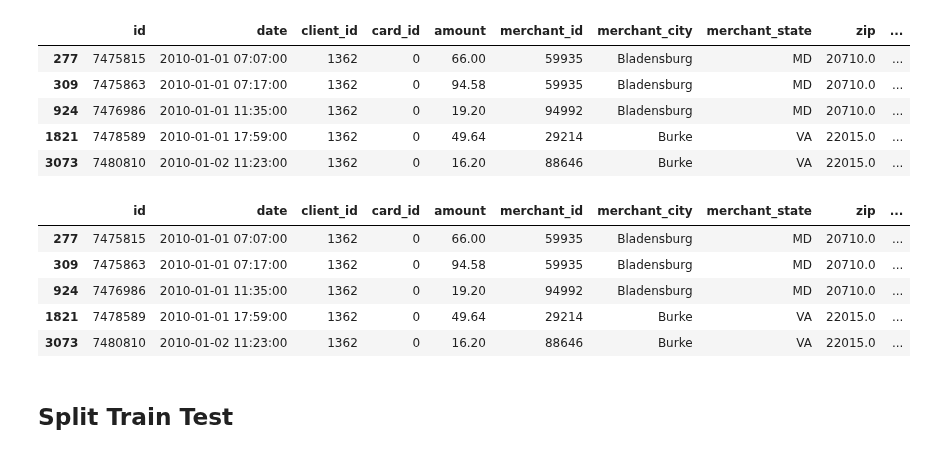
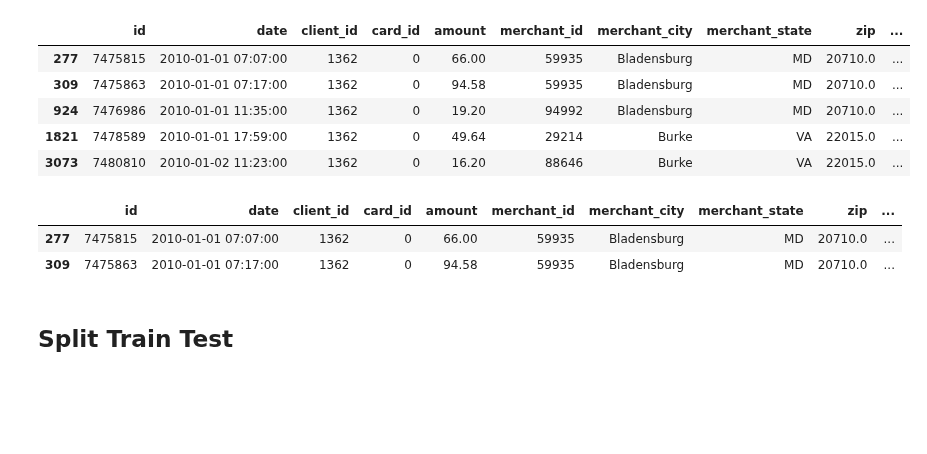
Before and after one commit to nandnii/Fraud-Transactions, a Jupyter notebook: Fraud Transactions.ipynb, the cells around one changed output. Drawn from its saved outputs; the diff is of its cells as text; code cells hidden in the pictures; blank space fills up the shorter version.

```diff
--- a/Fraud Transactions.ipynb
+++ b/Fraud Transactions.ipynb
@@ -994,14 +992,11 @@ df_final.head()
 # %%
 # Map Binary
 df_final['card_has_chip'] = df_final['card_has_chip'].map({'YES': 1, 'NO': 0})
-df_final.head()
+df_final.head(2)
 # %% [output]
 |  | id | date | client_id | card_id | amount | merchant_id | merchant_city | merchant_state | zip | ... |
 | 277 | 7475815 | 2010-01-01 07:07:00 | 1362 | 0 | 66.00 | 59935 | Bladensburg | MD | 20710.0 | ... |
 | 309 | 7475863 | 2010-01-01 07:17:00 | 1362 | 0 | 94.58 | 59935 | Bladensburg | MD | 20710.0 | ... |
-| 924 | 7476986 | 2010-01-01 11:35:00 | 1362 | 0 | 19.20 | 94992 | Bladensburg | MD | 20710.0 | ... |
-| 1821 | 7478589 | 2010-01-01 17:59:00 | 1362 | 0 | 49.64 | 29214 | Burke | VA | 22015.0 | ... |
-| 3073 | 7480810 | 2010-01-02 11:23:00 | 1362 | 0 | 16.20 | 88646 | Burke | VA | 22015.0 | ... |
 # %%
 # We drop strings and IDs that the model can't use for math
 X = df_final.drop(columns=[
```
Also changed, not shown: parts of 25 cells of this notebook.
